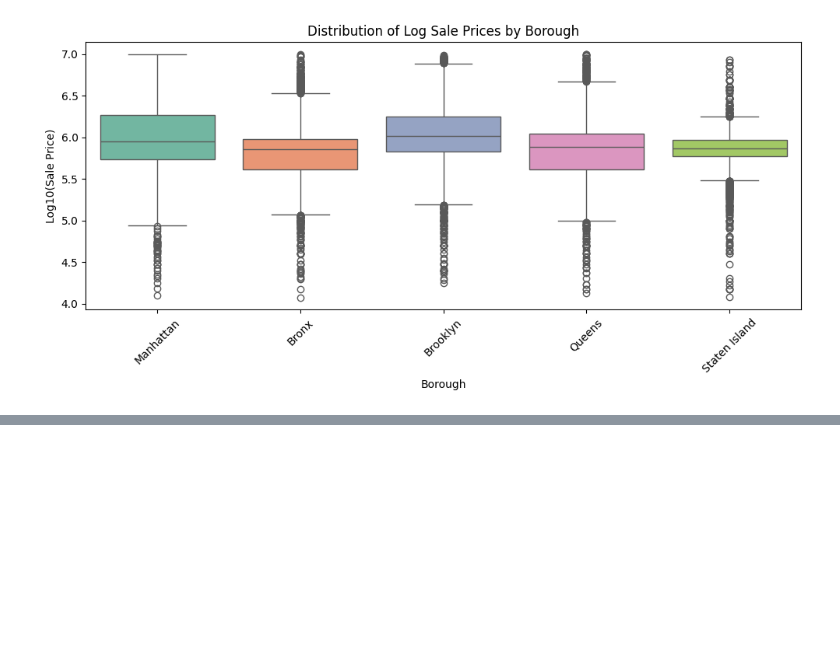
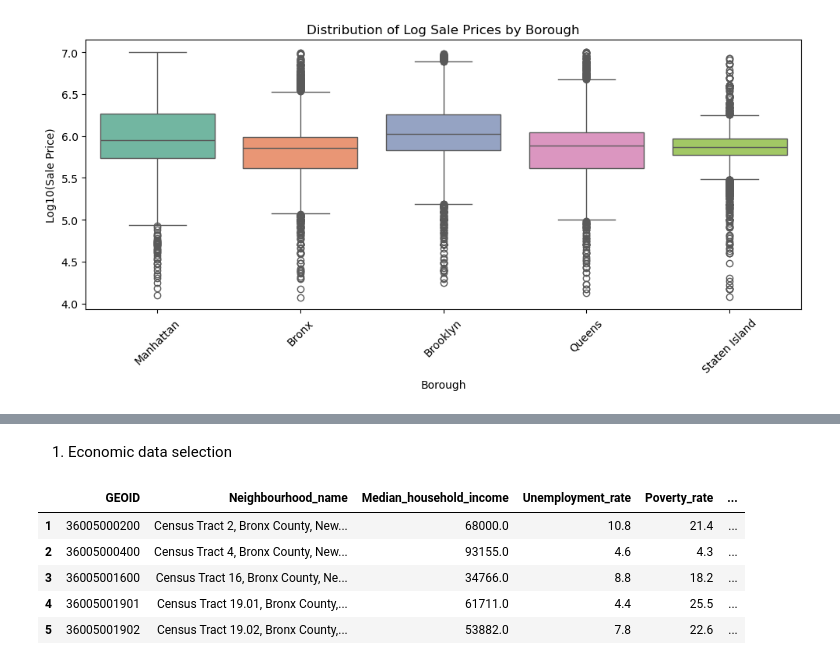
Before and after one commit to celina-ayl/capstone_project, a Jupyter notebook: capstone_project.ipynb, the cells around one changed output, grey strips where cells are left out. Drawn from its saved outputs; the diff is of its cells as text; code cells hidden in the pictures; blank space fills up the shorter version.

```diff
--- a/capstone_project.ipynb
+++ b/capstone_project.ipynb
@@ -739,0 +850,43 @@ There is strong evidence that the mean log sale price differs between boroughs.
+# %% [markdown]
+1. Economic data selection
+# %%
+# loading in the metadata
+metadata_economics = pd.read_csv('data/ACSDP5Y2020.DP03-Column-Metadata.csv')
+
+# filtering on keywords and selecting columns
+keywords = 'EMPLOYMENT STATUS|INCOME AND BENEFITS|POVERTY LEVEL|CLASS OF WORKER'
+economics_columns_meta = metadata_economics[metadata_economics['Label'].str.contains(keywords, case=False, na=False)]
+economics_column_names = economics_columns_meta['Column Name'].tolist()
+columns_to_select = ['GEO_ID', 'GEOID', 'NAME'] + economics_column_names
+existing_columns = [col for col in columns_to_select if col in df_nyc_economics]
+df_ecom = df_nyc_economics[existing_columns].copy() # making the table
+
+# mapping and renaming ecom categories
+mapping_ecom = {
+    'GEOID': 'GEOID',
+    'NAME': 'Neighbourhood_name',
+    'DP03_0062E': 'Median_household_income',
+    'DP03_0009PE': 'Unemployment_rate',
+    'DP03_0128PE': 'Poverty_rate',
+    'DP03_0047PE': 'Private_workers_percent'
+}
+df_ecom_clean = df_nyc_economics.rename(columns=mapping_ecom)
+df_ecom_clean = df_ecom_clean[list(mapping_ecom.values())].copy()
+
+# making the numbers numeric
+cols_to_fix = ['Median_household_income', 'Unemployment_rate', 'Poverty_rate', 'Private_workers_percent']
+df_ecom_clean[cols_to_fix] = df_ecom_clean[cols_to_fix].apply(pd.to_numeric, errors='coerce')
+
+df_ecom_clean = df_ecom_clean[df_ecom_clean['GEOID'] != '36005000100'] # dropping this, because it's Rikers Island (prison)
+df_ecom_clean = df_ecom_clean.reset_index(drop=True)
+df_ecom_clean.index = df_ecom_clean.index + 1 # cleaning index
+
+# printing results
+df_ecom_clean.head()
+# %% [output]
+|  | GEOID | Neighbourhood_name | Median_household_income | Unemployment_rate | Poverty_rate | ... |
+| 1 | 36005000200 | Census Tract 2, Bronx County, New... | 68000.0 | 10.8 | 21.4 | ... |
+| 2 | 36005000400 | Census Tract 4, Bronx County, New... | 93155.0 | 4.6 | 4.3 | ... |
+| 3 | 36005001600 | Census Tract 16, Bronx County, Ne... | 34766.0 | 8.8 | 18.2 | ... |
+| 4 | 36005001901 | Census Tract 19.01, Bronx County,... | 61711.0 | 4.4 | 25.5 | ... |
+| 5 | 36005001902 | Census Tract 19.02, Bronx County,... | 53882.0 | 7.8 | 22.6 | ... |
```
Also changed, not shown: parts of 36 cells of this notebook.
